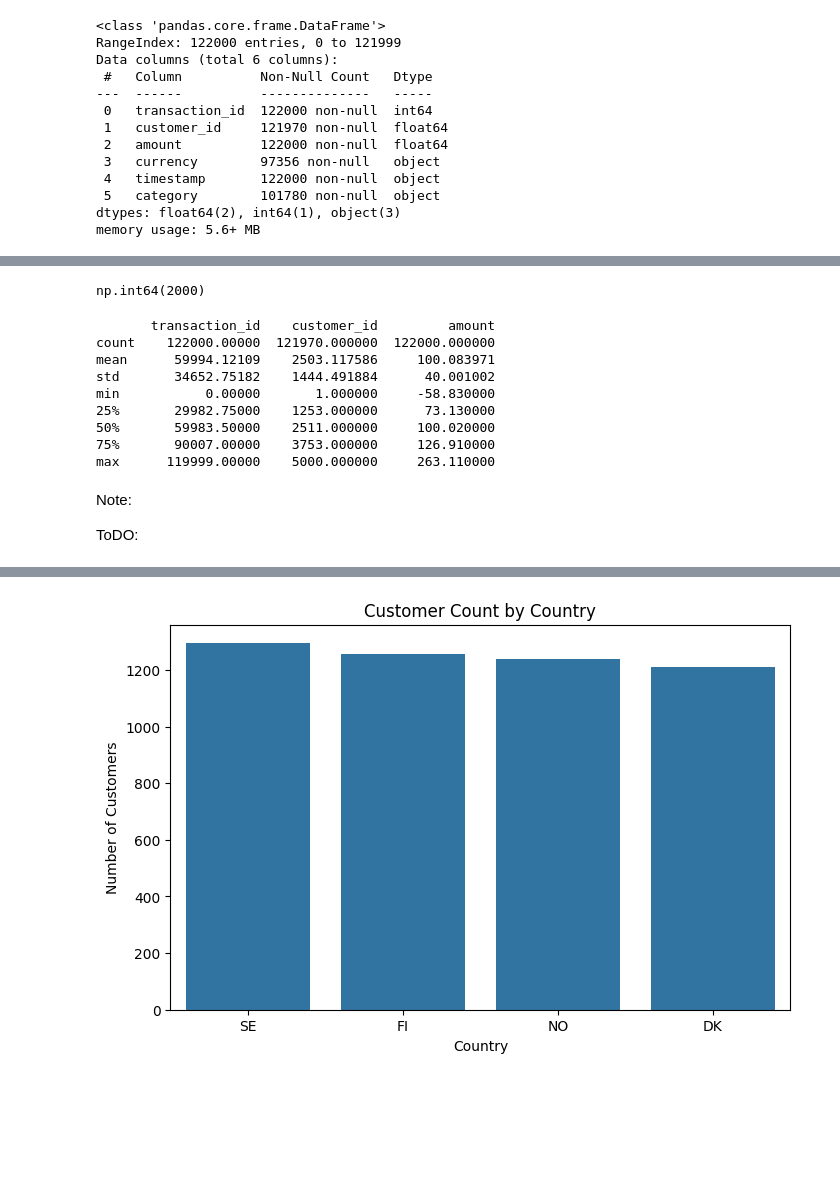
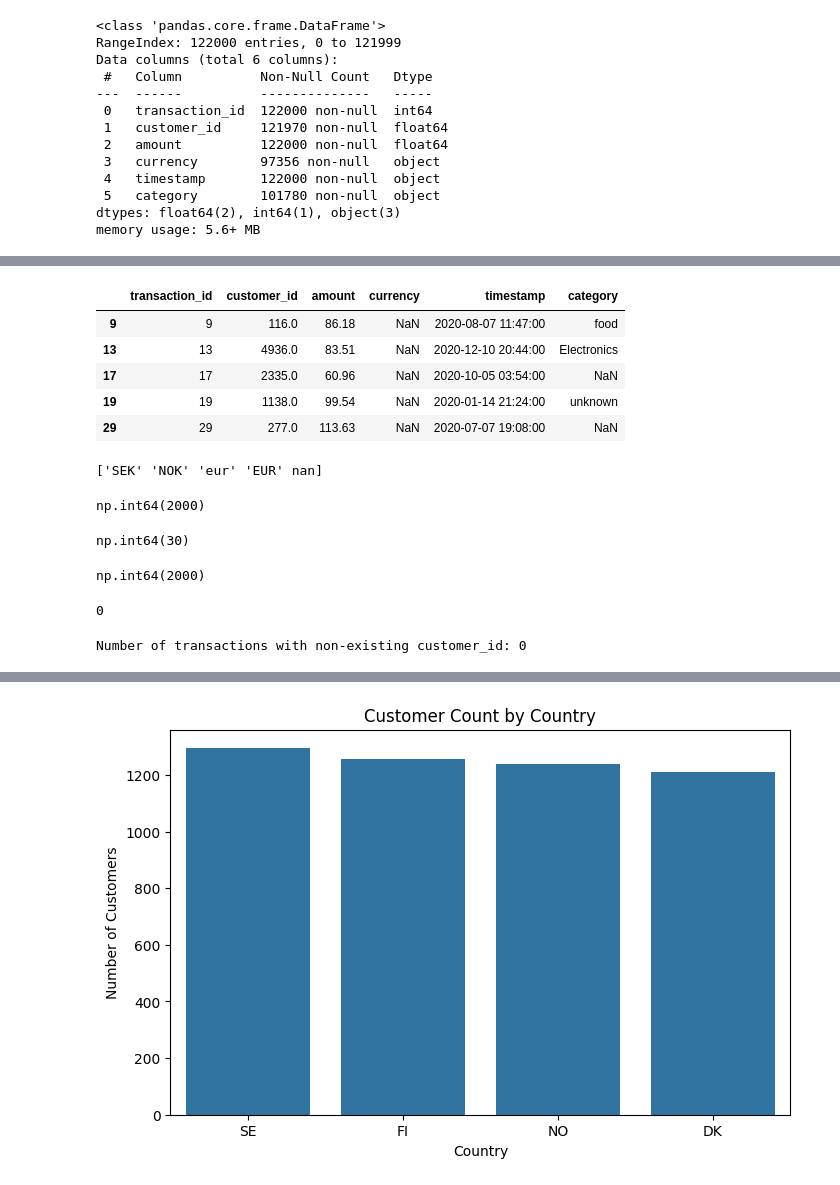
Before and after one commit to kiritsugufgo/accenture_song_assignment, a Jupyter notebook: notebooks/01_data_exploration.ipynb, the cells around one changed output, grey strips where cells are left out. Drawn from its saved outputs; the diff is of its cells as text; code cells hidden in the pictures; blank space fills up the shorter version.

```diff
--- a/notebooks/01_data_exploration.ipynb
+++ b/notebooks/01_data_exploration.ipynb
@@ -88,20 +134,26 @@ dtype: int64
+# %%
+transactions_df[transactions_df["currency"].isnull()].head()
+# %% [output]
+|  | transaction_id | customer_id | amount | currency | timestamp | category |
+| 9 | 9 | 116.0 | 86.18 | NaN | 2020-08-07 11:47:00 | food |
+| 13 | 13 | 4936.0 | 83.51 | NaN | 2020-12-10 20:44:00 | Electronics |
+| 17 | 17 | 2335.0 | 60.96 | NaN | 2020-10-05 03:54:00 | NaN |
+| 19 | 19 | 1138.0 | 99.54 | NaN | 2020-01-14 21:24:00 | unknown |
+| 29 | 29 | 277.0 | 113.63 | NaN | 2020-07-07 19:08:00 | NaN |
+# %%
+unique_currency = transactions_df['currency'].unique()
+print(unique_currency)
+# %% [output]
+['SEK' 'NOK' 'eur' 'EUR' nan]
 # %%
 transactions_df.duplicated().sum()
 # %% [output]
 np.int64(2000)
-# %%
-print(transactions_df.describe())
-# %% [output]
-       transaction_id    customer_id         amount
-count    122000.00000  121970.000000  122000.000000
-mean      59994.12109    2503.117586     100.083971
-std       34652.75182    1444.491884      40.001002
-min           0.00000       1.000000     -58.830000
-25%       29982.75000    1253.000000      73.130000
-50%       59983.50000    2511.000000     100.020000
-75%       90007.00000    3753.000000     126.910000
-max      119999.00000    5000.000000     263.110000
-# %% [markdown]
-Note:
-
-ToDO:
+# %%
+transactions_df["customer_id"].isnull().sum()
+# %% [output]
+np.int64(30)
+# %%
+transactions_df['transaction_id'].duplicated().sum()
+# %% [output]
+np.int64(2000)
@@ -107,0 +164,13 @@ ToDO:
+# %%
+print(df['customer_id'].isna().sum())
+# %% [output]
+0
+# %%
+customers_df['customer_id'] = customers_df['customer_id'].astype(int)
+df['customer_id'] = df['customer_id'].astype(int)
+
+invalid_transactions_count = df[~df['customer_id'].isin(customers_df['customer_id'])].shape[0]
+
+print(f"Number of transactions with non-existing customer_id: {invalid_transactions_count}")
+# %% [output]
+Number of transactions with non-existing customer_id: 0
```
Also changed, not shown: parts of 20 cells of this notebook, 5 other files.
